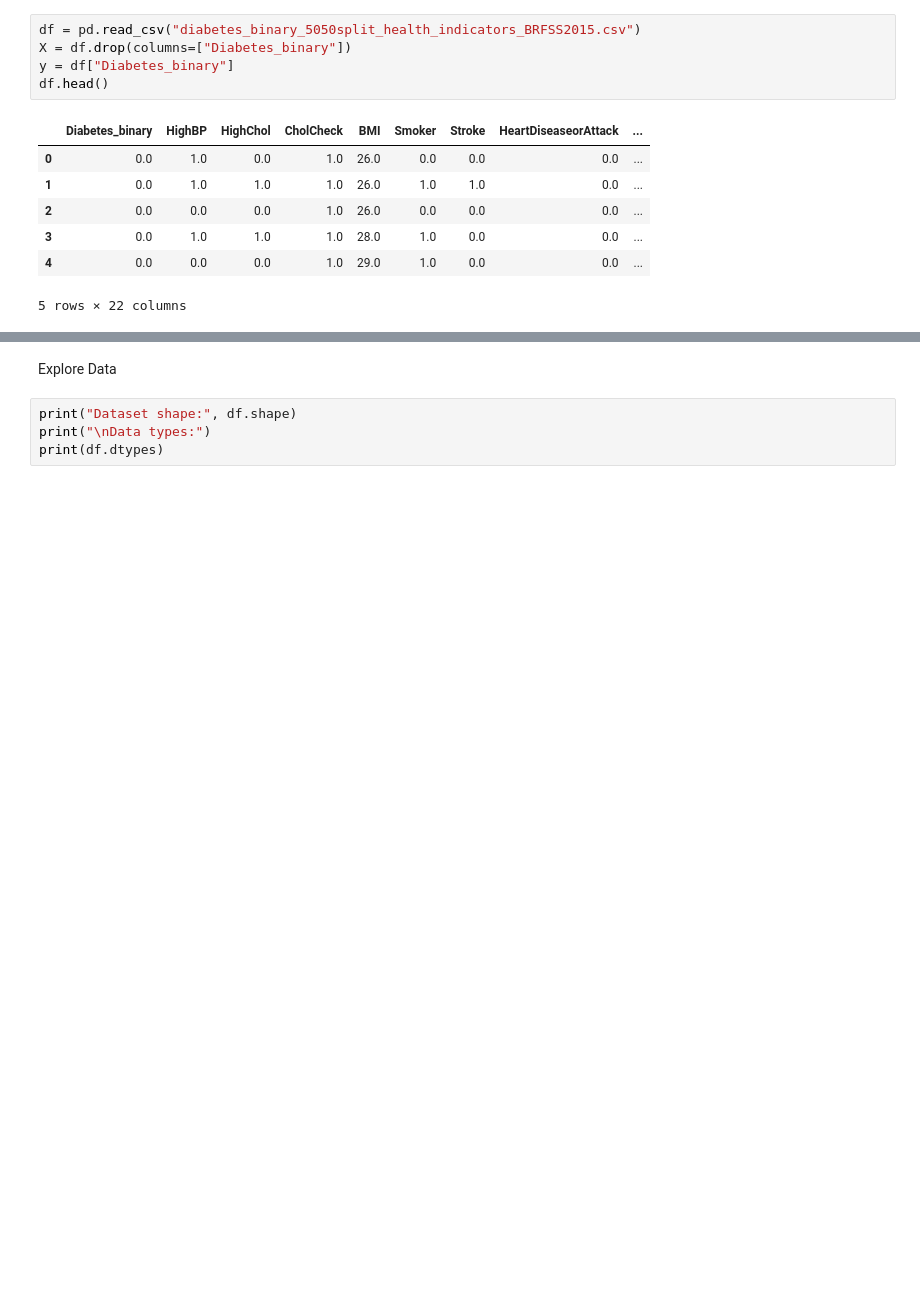
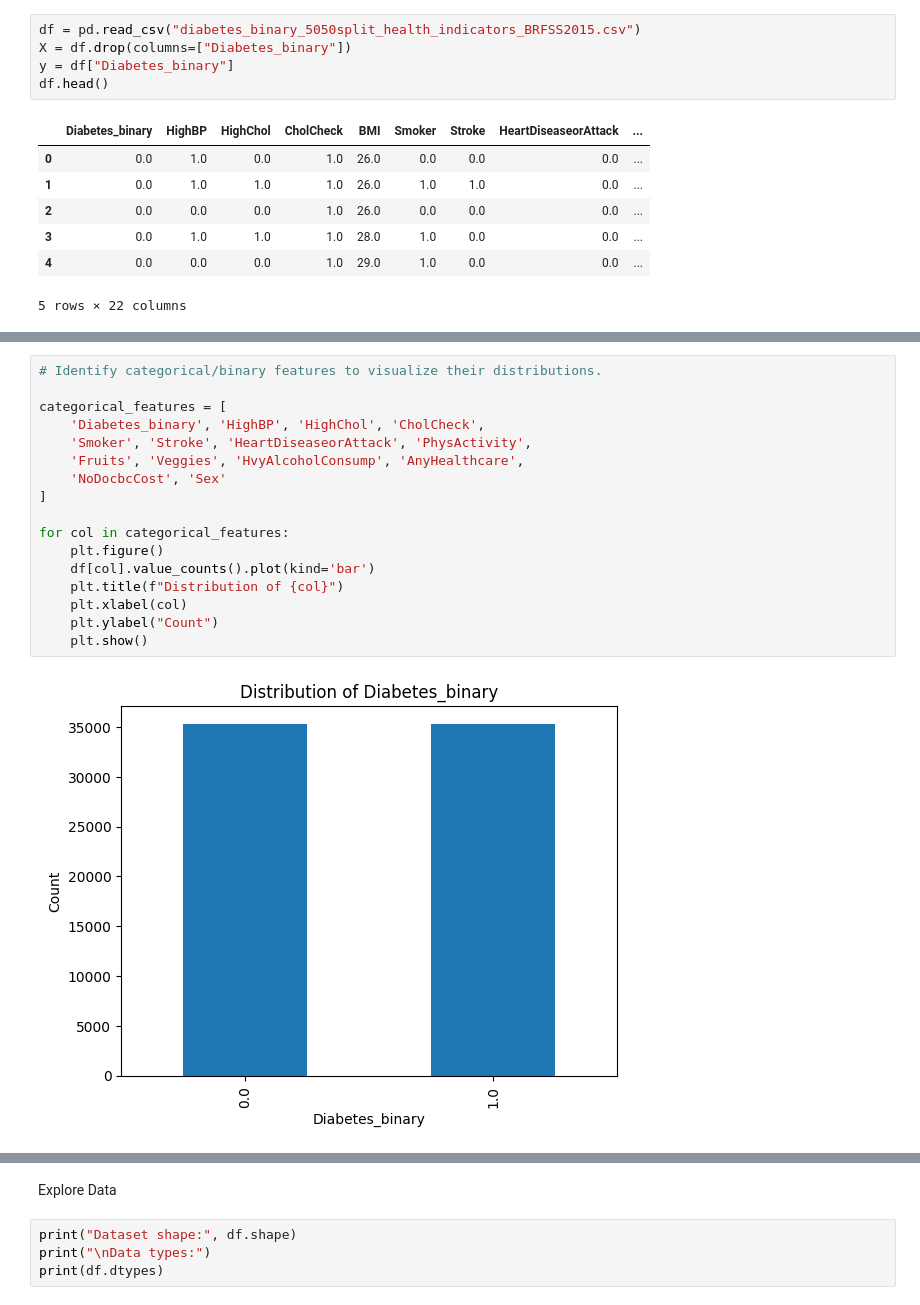
Before and after one commit to sethbehar/CIS4930-ML-Project, a Jupyter notebook: pipeline.ipynb, the cells around one changed output, grey strips where cells are left out. Cells and saved outputs as stored; diff of their text form; blank space fills up the shorter version.

```diff
--- a/pipeline.ipynb
+++ b/pipeline.ipynb
@@ -27,0 +49,19 @@ df.head()
+# %%
+# Identify categorical/binary features to visualize their distributions.
+
+categorical_features = [
+    'Diabetes_binary', 'HighBP', 'HighChol', 'CholCheck',
+    'Smoker', 'Stroke', 'HeartDiseaseorAttack', 'PhysActivity',
+    'Fruits', 'Veggies', 'HvyAlcoholConsump', 'AnyHealthcare',
+    'NoDocbcCost', 'Sex'
+]
+
+for col in categorical_features:
+    plt.figure()
+    df[col].value_counts().plot(kind='bar')
+    plt.title(f"Distribution of {col}")
+    plt.xlabel(col)
+    plt.ylabel("Count")
+    plt.show()
+# %% [output]
+[figure, added]
```
Also changed, not shown: parts of 8 cells of this notebook.
